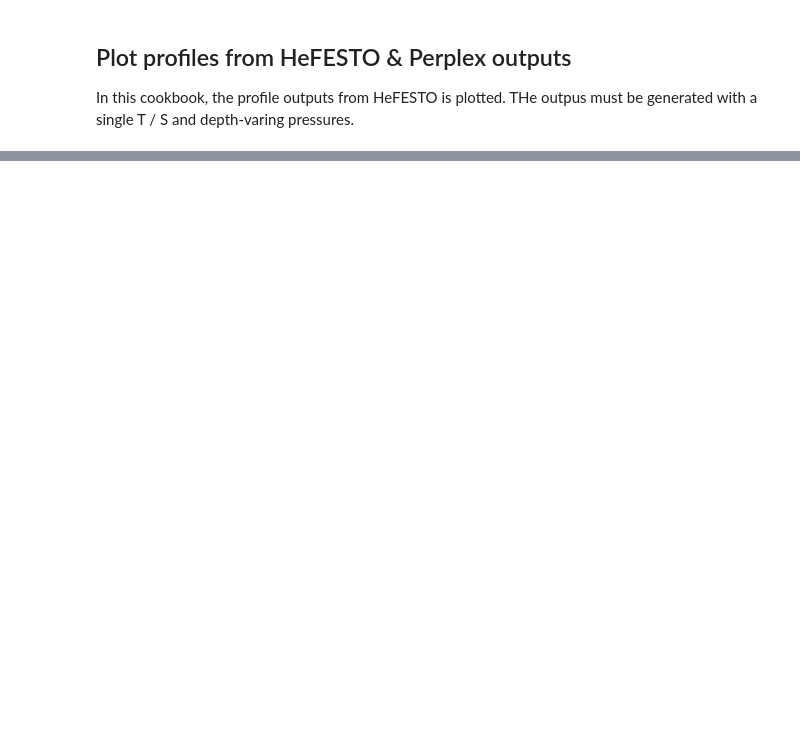
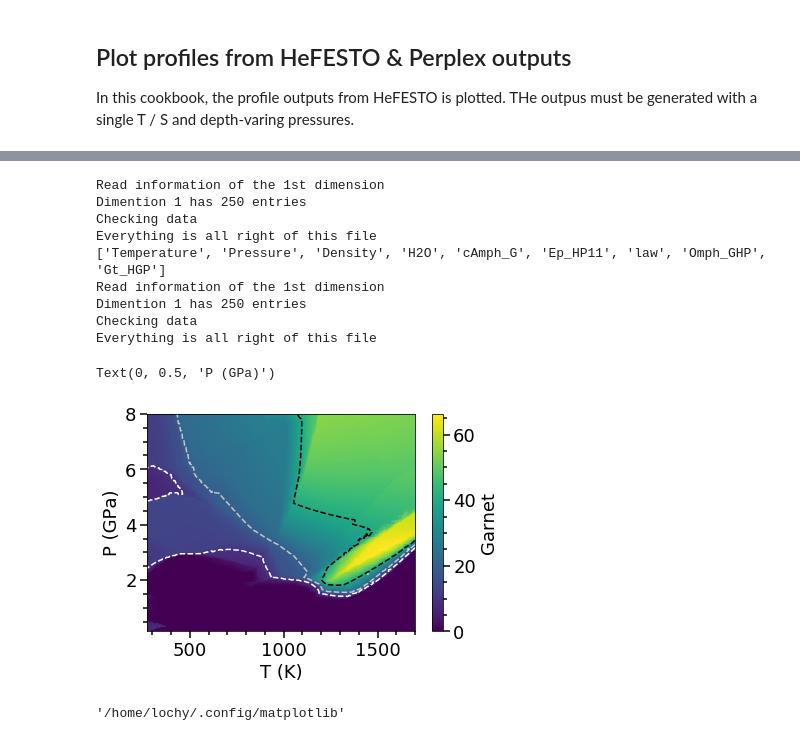
Before and after one commit to lhy11009/aspectLib, a Jupyter notebook: jupyter_notebooks/PostHefesto/compare_hefesto_profile.ipynb, the cells around one changed output, grey strips where cells are left out. Cells and saved outputs as stored; diff of their text form; code cells hidden in the pictures; blank space fills up the shorter version.

```diff
--- a/jupyter_notebooks/PostHefesto/compare_hefesto_profile.ipynb
+++ b/jupyter_notebooks/PostHefesto/compare_hefesto_profile.ipynb
@@ -54,20 +75,38 @@ plt.close()
 # %%
+plt.style.use('publication_lhy11009')
+
 perplex_path = "/home/lochy/Desktop/shared/morb_green_finev3_7.tab"
 assert(os.path.isfile(perplex_path))
 
 LookupTable = PostHefesto.LOOKUP_TABLE()
 LookupTable.ReadPerplex(perplex_path, header_rows=13)
 LookupTable.Update()
 print(LookupTable.AllFields())
 LookupTable.fix_field_nan_value("Gt_HGP", 0.0)
 Ts, Ps, Gt_HGPs = LookupTable.export_field_mesh("Gt_HGP")
 # Ts = LookupTable.export_field('Temperature')
 # Ps = LookupTable.export_field('Pressure')
 # Gt_HGPs = LookupTable.export_field('Gt_HGP')
 
 fig, ax = plt.subplots()
-h = ax.pcolormesh(Ts, Ps, Gt_HGPs)
-ax.contour(Ts, Ps, Gt_HGPs, (10, 20, 40))
+h = ax.pcolormesh(Ts, Ps/1e4, Gt_HGPs)
+ax.contour(Ts, Ps/1e4, Gt_HGPs, (10, 20, 40), cmap="Greys", linestyles="dashed")
 fig.colorbar(h, ax=ax, label="Garnet")
 ax.set_xlabel("T (K)")
-ax.set_ylabel("P (bar)")
+ax.set_ylabel("P (GPa)")
+
+fig_path = os.path.join(RESULT_DIR, "Perple_X_morb_garnet.pdf")
+fig.savefig(fig_path)
+print("Figure saved: %s" % fig_path)
+# %% [output]
+Read information of the 1st dimension
+Dimention 1 has 250 entries
+Checking data
+Everything is all right of this file
+['Temperature', 'Pressure', 'Density', 'H2O', 'cAmph_G', 'Ep_HP11', 'law', 'Omph_GHP', 'Gt_HGP']
+Read information of the 1st dimension
+Dimention 1 has 250 entries
+Checking data
+Everything is all right of this file
+Text(0, 0.5, 'P (GPa)')
+[figure, added]
@@ -81,0 +113,7 @@ print(np.isnan(Gt_HGPs[-1, 0]))
+# %%
+from matplotlib import rcParams, get_configdir
+# rcParams.keys()
+
+get_configdir()
+# %% [output]
+'/home/lochy/.config/matplotlib'
```
Also changed, not shown: parts of 4 cells of this notebook, 1 other file.
